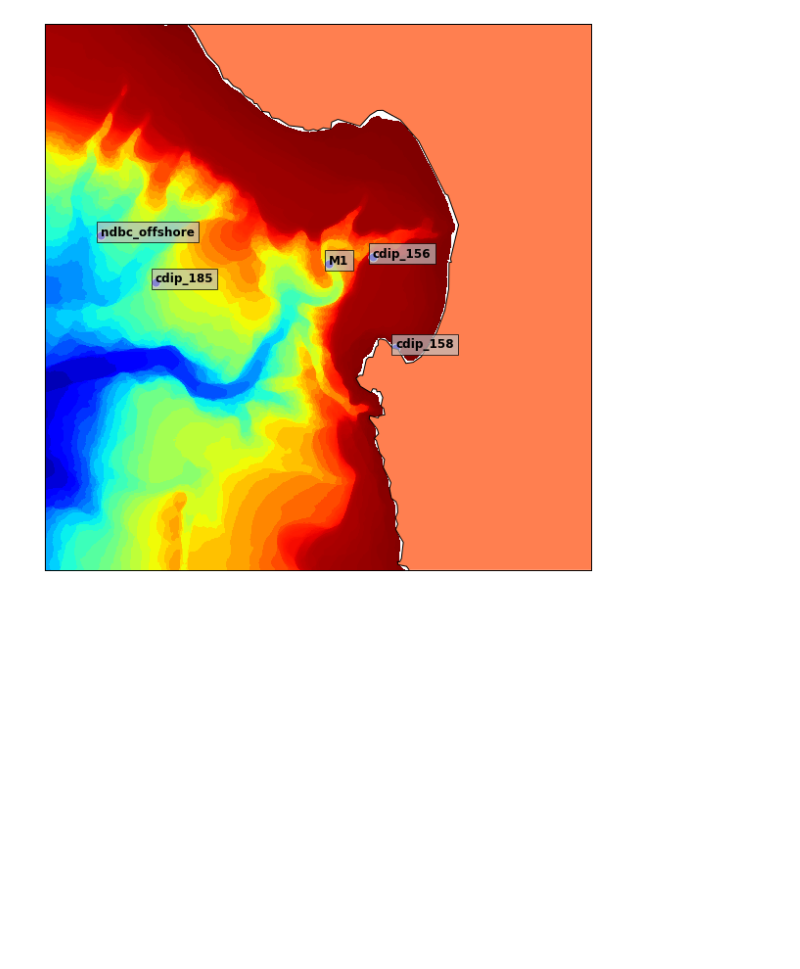
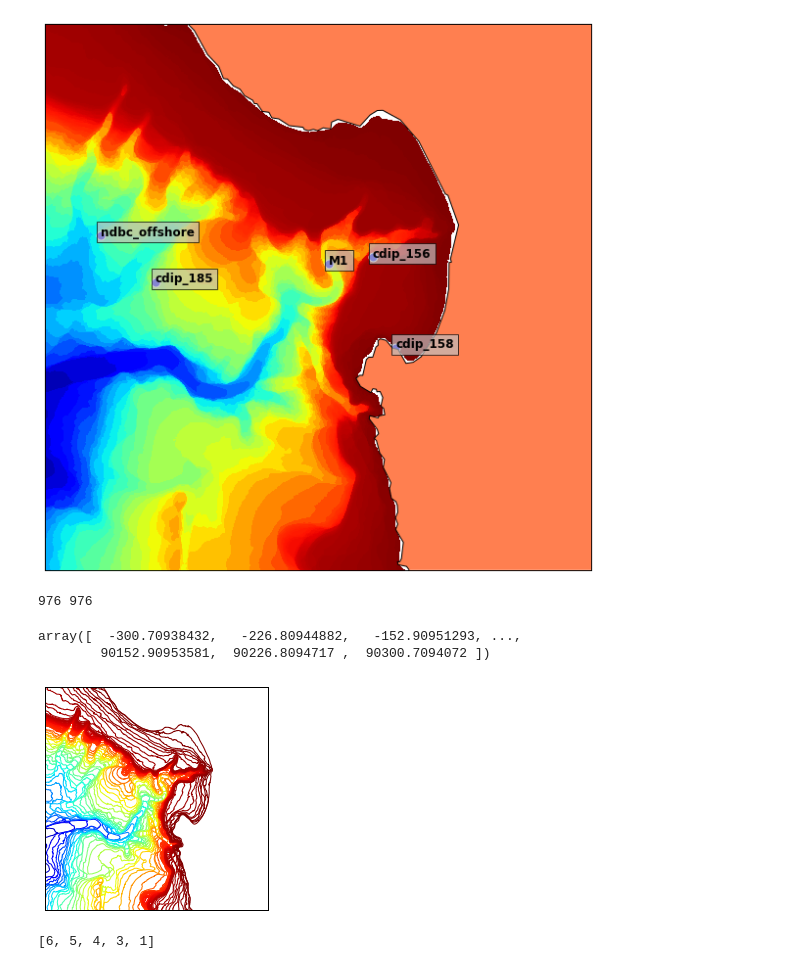
Before and after one commit to patcdaniel/final_project, a Jupyter notebook: maps/mbay_maps.ipynb, the cells around one changed output. Cells and saved outputs as stored; diff of their text form; code cells hidden in the pictures; blank space fills up the shorter version.

Commit message:
Added code for uploading ASCII files using Tom's function

```diff
--- a/maps/mbay_maps.ipynb
+++ b/maps/mbay_maps.ipynb
@@ -67,3 +67,55 @@ for i in range(len(lat_markers)):
 plt.show()
 # %% [output]
 [figure]
+# %%
+# Code from T. Connolly
+def load_crm_asc(data_file):
+    f=open(data_file)
+    lines=f.readlines()
+    ncols=int(lines[0][10:])
+    nrows=int(lines[1][10:])
+    xllcorner=float(lines[2][10:])
+    yllcorner=float(lines[3][10:])
+    cellsize = float(lines[4][10:])
+    lon=np.empty(ncols)
+    lat=np.empty(nrows)
+    for ii in range(ncols):
+        lon[ii] = xllcorner + cellsize * ii
+    for jj in range(nrows):
+        lat[jj] = yllcorner + cellsize * jj
+    lat = lat[::-1] #reverse the array
+    z = np.genfromtxt(data_file,skip_header=5,delimiter=' ') # get the elevation data at each cell
+    return z, lon, lat
+# %%
+# Using the Ascii data
+# Workflow: use load_crm_asc() to get the lat and lon for each row and column
+# create a np.mesh and run it rhought the map to convert the units
+# plot with contour or contourf
+
+z, lon, lat = load_crm_asc('data/mb_costal.asc')
+# %% [output]
+976 976
+array([  -300.70938432,   -226.80944882,   -152.90951293, ...,
+        90152.90953581,  90226.8094717 ,  90300.7094072 ])
+# %%
+lat_0 = np.mean(lat)
+lon_0 = np.mean(lon)
+
+# Make non uniform contour steps
+lower = np.arange(-500,0,10)
+upper = np.arange(-3200,-500,100)
+cont = np.concatenate([upper,lower])
+
+m = Basemap(width=90000,height=90000,
+            resolution='l',projection='stere',
+            lat_ts=40,lat_0=lat_0,lon_0=lon_0)
+lons, lats = m(*np.meshgrid(lon,lat))
+cs = m.contour(lons,lats,z,cont)
+plt.show()
+# %% [output]
+[figure, added]
+# %%
+a = [1,3,4,5,6]
+a[::-1]
+# %% [output]
+[6, 5, 4, 3, 1]
```
